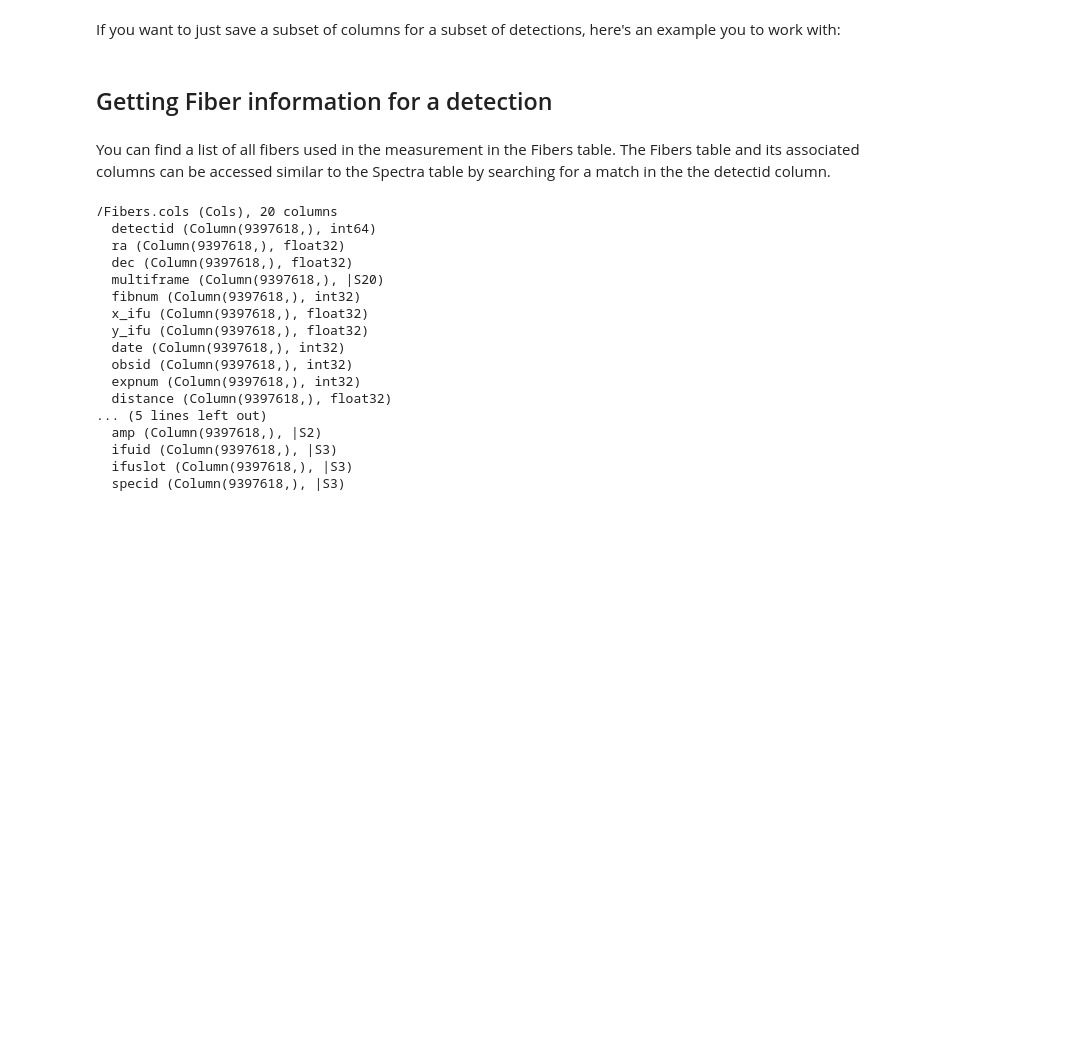
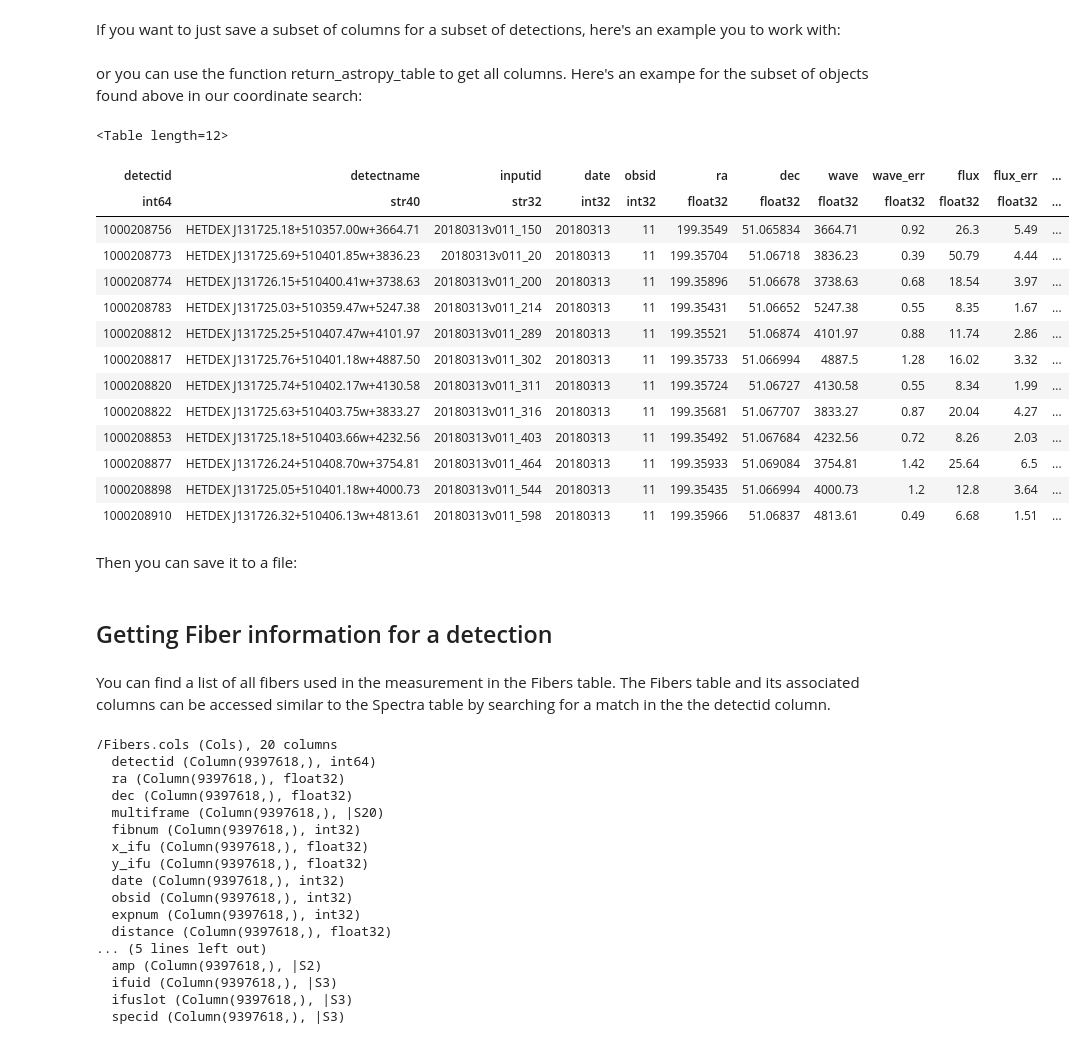
Before and after one commit to HETDEX/hetdex_api, a Jupyter notebook: notebooks/03-Detections_Database_and_API.ipynb, the cells around one changed output. Cells and saved outputs as stored; diff of their text form; code cells hidden in the pictures; blank space fills up the shorter version.

```diff
--- a/notebooks/03-Detections_Database_and_API.ipynb
+++ b/notebooks/03-Detections_Database_and_API.ipynb
@@ -204,3 +204,27 @@ If you want to just save a subset of columns for a subset of detections, here's
 table = Table([detects.detectid, detects.ra, detects.dec, detects.wave, detects.sn, detects.chi2, detects.shotid, detects.n_ifu, detects.fwhm, detects.throughput])
 # %%
 ascii.write(table, 'detects_apr25.tab', names=['detectid', 'ra', 'dec', 'wave', 'sn', 'chi2','shotid','n_ifu','fwhm','throughput'])
+# %% [markdown]
+or you can use the function return_astropy_table to get all columns. Here's an exampe for the subset of objects found above in our coordinate search:
+# %%
+table2 = detects_in_region.return_astropy_table()
+# %%
+table2
+# %% [output]
+<Table length=12>
+| detectid | detectname | inputid | date | obsid | ra | dec | wave | wave_err | flux | flux_err | ... |
+| int64 | str40 | str32 | int32 | int32 | float32 | float32 | float32 | float32 | float32 | float32 | ... |
+| 1000208756 | HETDEX J131725.18+510357.00w+3664.71 | 20180313v011_150 | 20180313 | 11 | 199.3549 | 51.065834 | 3664.71 | 0.92 | 26.3 | 5.49 | ... |
+| 1000208773 | HETDEX J131725.69+510401.85w+3836.23 | 20180313v011_20 | 20180313 | 11 | 199.35704 | 51.06718 | 3836.23 | 0.39 | 50.79 | 4.44 | ... |
+| 1000208774 | HETDEX J131726.15+510400.41w+3738.63 | 20180313v011_200 | 20180313 | 11 | 199.35896 | 51.06678 | 3738.63 | 0.68 | 18.54 | 3.97 | ... |
+| 1000208783 | HETDEX J131725.03+510359.47w+5247.38 | 20180313v011_214 | 20180313 | 11 | 199.35431 | 51.06652 | 5247.38 | 0.55 | 8.35 | 1.67 | ... |
+| 1000208812 | HETDEX J131725.25+510407.47w+4101.97 | 20180313v011_289 | 20180313 | 11 | 199.35521 | 51.06874 | 4101.97 | 0.88 | 11.74 | 2.86 | ... |
+| 1000208817 | HETDEX J131725.76+510401.18w+4887.50 | 20180313v011_302 | 20180313 | 11 | 199.35733 | 51.066994 | 4887.5 | 1.28 | 16.02 | 3.32 | ... |
+| 1000208820 | HETDEX J131725.74+510402.17w+4130.58 | 20180313v011_311 | 20180313 | 11 | 199.35724 | 51.06727 | 4130.58 | 0.55 | 8.34 | 1.99 | ... |
+| 1000208822 | HETDEX J131725.63+510403.75w+3833.27 | 20180313v011_316 | 20180313 | 11 | 199.35681 | 51.067707 | 3833.27 | 0.87 | 20.04 | 4.27 | ... |
+| 1000208853 | HETDEX J131725.18+510403.66w+4232.56 | 20180313v011_403 | 20180313 | 11 | 199.35492 | 51.067684 | 4232.56 | 0.72 | 8.26 | 2.03 | ... |
+| 1000208877 | HETDEX J131726.24+510408.70w+3754.81 | 20180313v011_464 | 20180313 | 11 | 199.35933 | 51.069084 | 3754.81 | 1.42 | 25.64 | 6.5 | ... |
+| 1000208898 | HETDEX J131725.05+510401.18w+4000.73 | 20180313v011_544 | 20180313 | 11 | 199.35435 | 51.066994 | 4000.73 | 1.2 | 12.8 | 3.64 | ... |
+| 1000208910 | HETDEX J131726.32+510406.13w+4813.61 | 20180313v011_598 | 20180313 | 11 | 199.35966 | 51.06837 | 4813.61 | 0.49 | 6.68 | 1.51 | ... |
+# %% [markdown]
+Then you can save it to a file:
```
Also changed, not shown: parts of 5 cells of this notebook.
